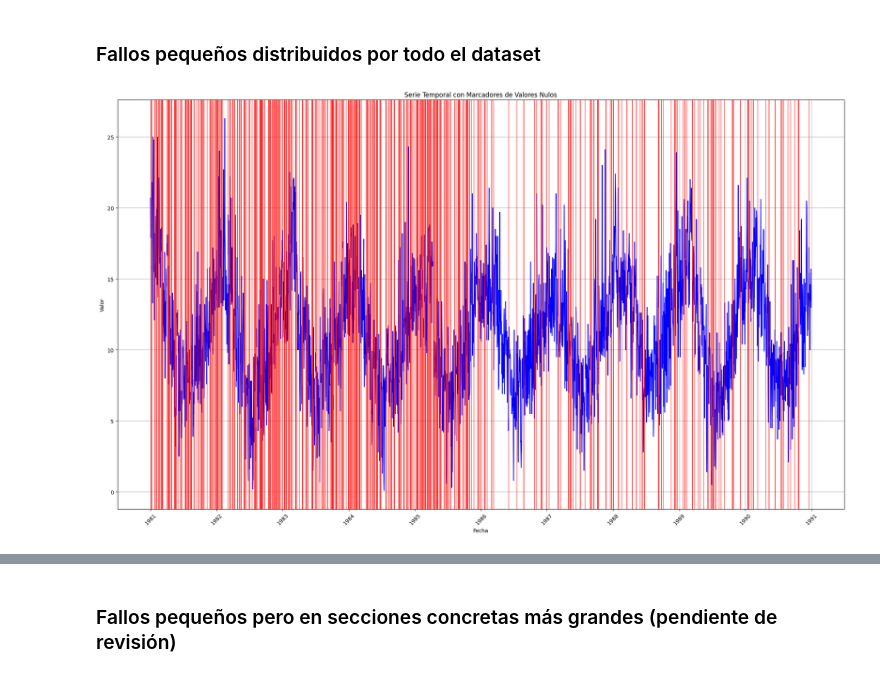
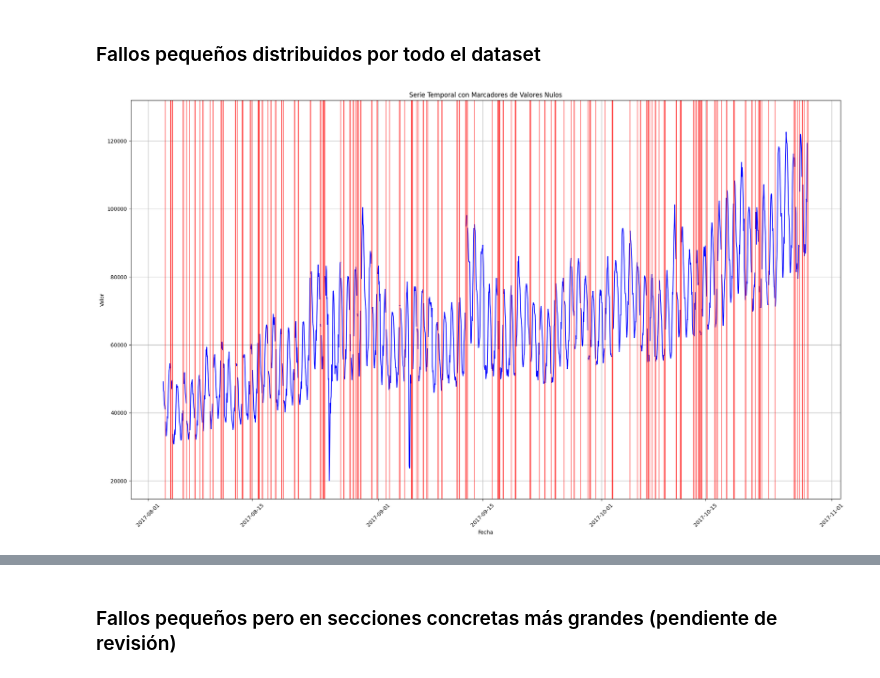
Before and after one commit to amangelluis/WorkspaceTFG, a Jupyter notebook: code/create_missing_values.ipynb, the cells around one changed output, grey strips where cells are left out. Saved outputs shown, nothing was run; the diff lists cells and outputs as text; code cells hidden in the pictures.

```diff
--- a/code/create_missing_values.ipynb
+++ b/code/create_missing_values.ipynb
@@ -18,6 +18,6 @@ porcentaje = 0.15
 # %%
 warnings.filterwarnings('ignore', category=SyntaxWarning)  # Porque el \d de \data y \daily lo toma como un valor especial
-dataframe = pd.read_csv("..\data\daily-minimum-temperatures-in-me.csv", header=0, index_col=0, parse_dates=True)
+dataframe = pd.read_csv("..\data\\ads_hour.csv", header=0, index_col=0, parse_dates=True)
 series = dataframe.squeeze('columns')
 series.head()
 # %% [output]
@@ -52,5 +56,2 @@ dataframe.isnull().melt().pipe(lambda df: (sns.displot(data=df, y='variable', hu
 # %% [markdown]
 Comprobamos si están todos los días
-# %%
-series = series.resample('D').mean()
-series[series.isna()]
@@ -61,0 +58,5 @@ Name: Daily minimum temperatures in Melbourne, Australia, 1981-1990, dtype: floa
+# %%
+#series = series.resample('ME').mean() # Para los meses
+#series = series.resample('D').mean() # Para los dias
+series = series.resample('h').mean() #Para las horas
+series[series.isna()]
@@ -62,8 +65,8 @@ Name: Daily minimum temperatures in Melbourne, Australia, 1981-1990, dtype: floa
 # %% [markdown]
 Solo hay 2, los podemos imputar a mano ya que son pocos, conocemos donde estan y sus valores cercanos, y no tendrán casi ningún impacto en el resultado del dataset
 # %%
-series['1984-12-31'] = (series['1984-12-30'] + series['1985-01-01'])/2
-print(series['1984-12-31'])
+#series['1984-12-31'] = (series['1984-12-30'] + series['1985-01-01'])/2
+#print(series['1984-12-31'])
 
-series['1988-12-31'] = (series['1988-12-30'] + series['1989-01-01'])/2
-print(series['1988-12-31'])
+#series['1988-12-31'] = (series['1988-12-30'] + series['1989-01-01'])/2
+#print(series['1988-12-31'])
@@ -196,21 +219,21 @@ Name: Daily minimum temperatures in Melbourne, Australia, 1981-1990, Length: 547
 # %%
 random.seed(27) # para tener resultados repetibles
 min = 1
 max = 2
 
 serie_nulos_interferencias = series.copy()
 
 n_eliminar = int(len(series) * porcentaje)
-n_eliminar_inicio = int(n_eliminar*0.75)
+n_eliminar_inicio = int(n_eliminar*0.5)
 serie_nulos_interferencias_inicio = serie_nulos_interferencias.iloc[0:int(len(serie_nulos_interferencias)/2)]
 serie_nulos_interferencias_final = serie_nulos_interferencias.iloc[int(len(serie_nulos_interferencias)/2):len(serie_nulos_interferencias)]
 
 serie_nulos_interferencias = eliminar_consecutivos(serie_nulos_interferencias, serie_nulos_interferencias_inicio.index, n_eliminar_inicio, min, max)
 serie_nulos_interferencias = eliminar_consecutivos(serie_nulos_interferencias, serie_nulos_interferencias_final.index, n_eliminar, min, max)
 
 dibuja_datos(serie_nulos_interferencias)
 # %% [output]
-[figure, old version]
+[figure, new version]
 # %%
 serie_nulos_seguidos[serie_nulos_seguidos.isna()]
 # %% [output]
```
Also changed, not shown: parts of 29 cells of this notebook, 40 other files.
